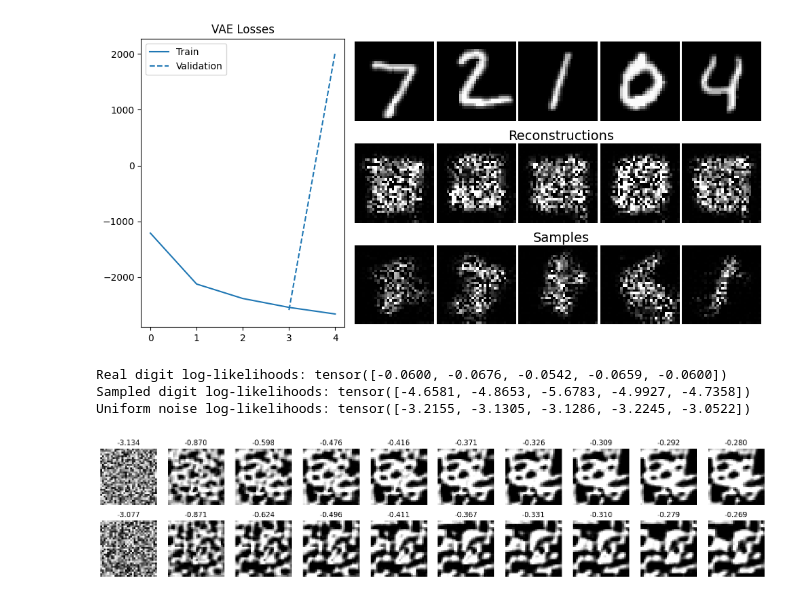
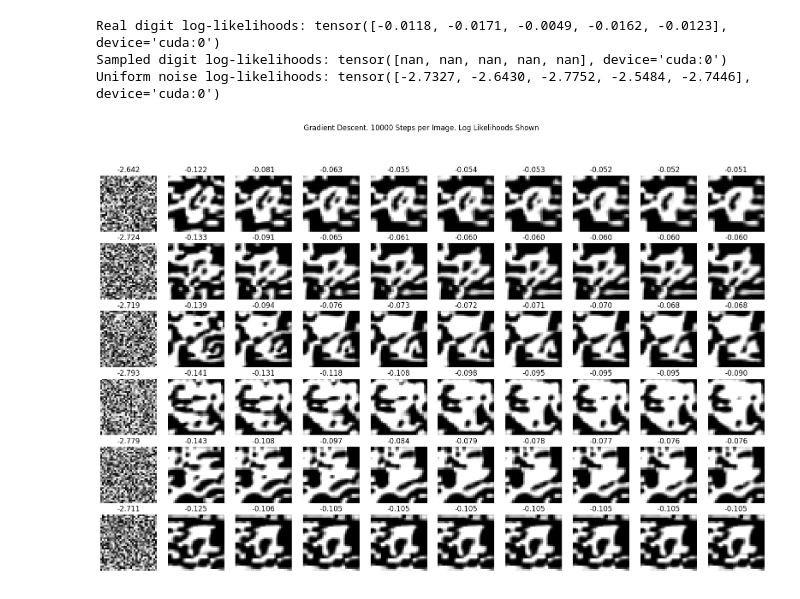
Before and after one commit to xapq/approximate-metropolis-hastings, a Jupyter notebook: notebooks/MnistEbmSampling.ipynb, the cells around one changed output. Drawn from its saved outputs; the diff is of its cells as text; code cells hidden in the pictures.

Commit message:
Optimized VAE training

```diff
--- a/notebooks/MnistEbmSampling.ipynb
+++ b/notebooks/MnistEbmSampling.ipynb
@@ -114,6 +135,7 @@ def visualize_training(n_epochs=300):
         for model_name, model, trainer, color in models:
             trainer.run_classic_epoch(train_loader, val_loader)
 
+
         if epoch_idx == 1 or epoch_idx % plot_interval == 0:
             clear_output(wait=True)
             fig = plt.figure(figsize=(10, 5))
@@ -130,8 +152,8 @@ def visualize_training(n_epochs=300):
             fig.text(0.69, 0.34, "Samples", fontsize=14, ha="center", va="center")
             vae.eval()
             with torch.no_grad():
-                display_img_reconstructions = vae.reconstruct(display_imgs)
-            sample_imgs = vae.sample((n_display_imgs,))
+                display_img_reconstructions = vae.reconstruct(display_imgs.to(device)).to('cpu')
+                sample_imgs = vae.sample((n_display_imgs,)).to('cpu')
             imgs_to_plot = torch.stack((display_imgs, display_img_reconstructions, sample_imgs))
             vae.train()
             for i in range(3):
@@ -146,6 +168,4 @@ def visualize_training(n_epochs=300):
     vae.eval()
     # flow.eval()
 
-visualize_training(n_epochs=5)
+visualize_training(n_epochs=100)
-# %% [output]
-[figure, removed]
@@ -152,37 +174,38 @@ visualize_training(n_epochs=5)
 # %%
-target = MnistEBMDistribution()
+target = MnistEBMDistribution(device=device)
 sampled_imgs = vae.sample((5,))
 noise_imgs = 2 * torch.rand((n_display_imgs, 1, im_sz, im_sz), device=device) - 1
-print('Real digit log-likelihoods:', target.log_prob(display_imgs))
+print('Real digit log-likelihoods:', target.log_prob(display_imgs.to(device)))
 print('Sampled digit log-likelihoods:', target.log_prob(sampled_imgs))
 print('Uniform noise log-likelihoods:', target.log_prob(noise_imgs))
 # %% [output]
-Real digit log-likelihoods: tensor([-0.0600, -0.0676, -0.0542, -0.0659, -0.0600])
-Sampled digit log-likelihoods: tensor([-4.6581, -4.8653, -5.6783, -4.9927, -4.7358])
-Uniform noise log-likelihoods: tensor([-3.2155, -3.1305, -3.1286, -3.2245, -3.0522])
+Real digit log-likelihoods: tensor([-0.0118, -0.0171, -0.0049, -0.0162, -0.0123], device='cuda:0')
+Sampled digit log-likelihoods: tensor([nan, nan, nan, nan, nan], device='cuda:0')
+Uniform noise log-likelihoods: tensor([-2.7327, -2.6430, -2.7752, -2.5484, -2.7446], device='cuda:0')
 # %%
-def sample_ebm_ula(images_in_chain=10, n_chains=2, steps_per_image=400, step_size=10):
-    chain_states = 2 * torch.rand((n_chains, 1, im_sz, im_sz)) - 1
-    # chain_states = (display_imgs[:n_chains]).clone()
-    # chain_states += 0.5 * torch.randn_like(chain_states)
+def sample_ebm_ula(images_in_chain=10, n_chains=6, steps_per_image=10_000, step_size=1):
+    chain_states = 2 * torch.rand((n_chains, 1, im_sz, im_sz), device=device) - 1
+    #chain_states = (train_dataset.tensor[:n_chains]).clone().to(device)
+    #chain_states += torch.randn_like(chain_states) * 1  # torch.linspace(0.01, 1, n_chains, device=device)[:, None, None, None]
     result = [chain_states.clone()]
     chain_states.requires_grad_()
     for step in range((images_in_chain - 1) * steps_per_image):
         log_likelihood_gradients = torch.autograd.grad(target.log_prob(chain_states).sum(), [chain_states])[0]
         chain_states.detach_().requires_grad_()
         with torch.no_grad():
-            chain_states.add_(log_likelihood_gradients + 1e-2 * torch.randn_like(chain_states))
+            chain_states.add_(step_size * log_likelihood_gradients)#   + 7.5e-2 * torch.randn_like(chain_states))
         if (step + 1) % steps_per_image == 0:
            result.append(chain_states.clone().detach())
 
-    fig, axs = plt.subplots(ncols=images_in_chain, nrows=n_chains, figsize=(20, 4))
+    fig, axs = plt.subplots(ncols=images_in_chain, nrows=n_chains, figsize=(20, 12))
+    fig.suptitle(f'Gradient Descent. {steps_per_image} Steps per Image. Log Likelihoods Shown')
     for i in range(images_in_chain):
         log_probs = target.log_prob(result[i])
         for j in range(n_chains):
-            axs[j][i].imshow(result[i][j][0], cmap='gray', vmin=-1, vmax=1)
+            axs[j][i].imshow(result[i][j][0].to('cpu'), cmap='gray', vmin=-1, vmax=1)
             axs[j][i].axis('off')
             axs[j][i].set_title(f'{log_probs[j].item():0.3f}')
 
 sample_ebm_ula()
 # %% [output]
-[figure, old version]
+[figure, new version]
```
Also changed, not shown: parts of 4 cells of this notebook, 6 other files.
